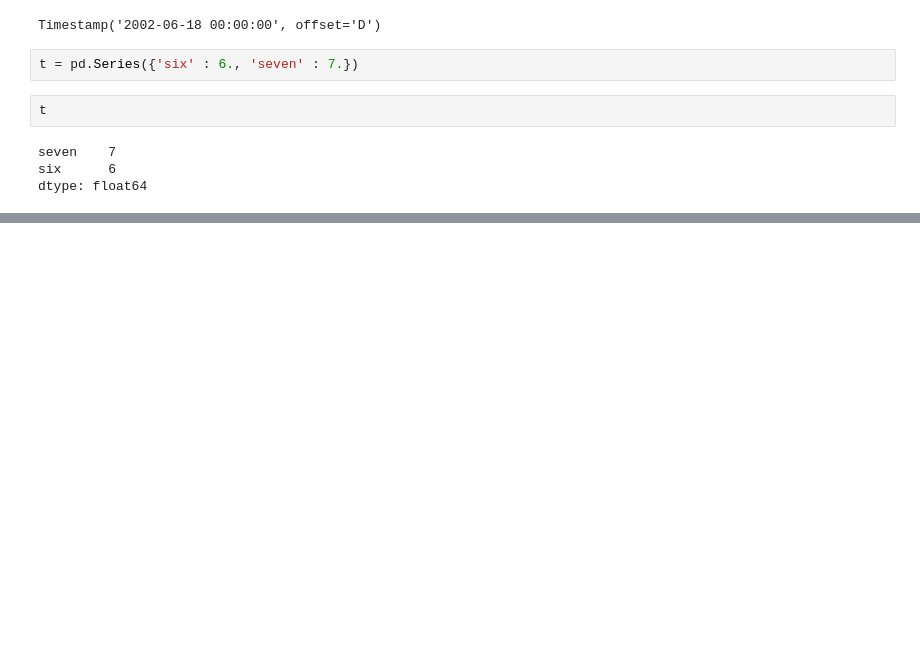
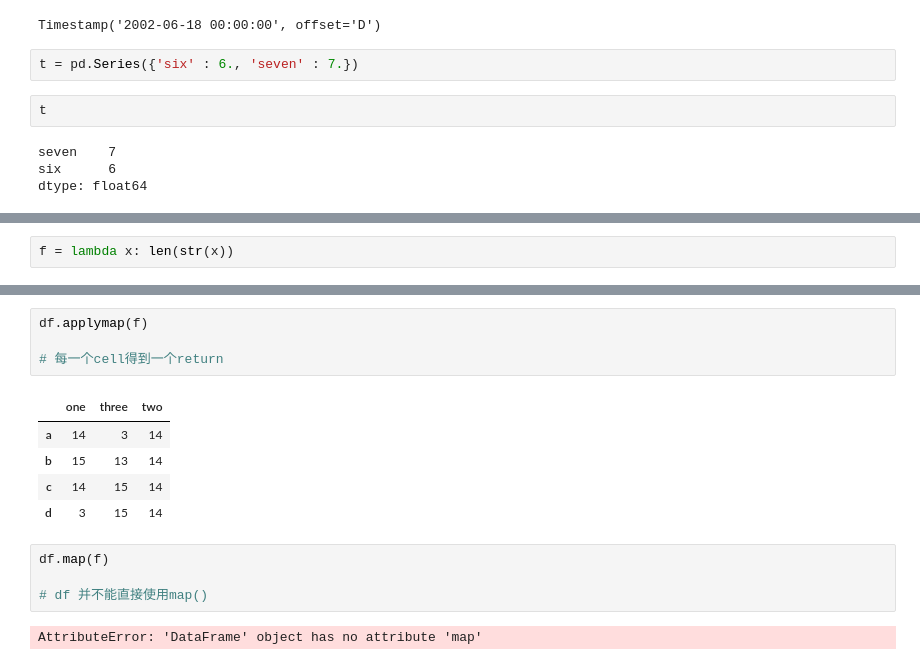
Before and after one commit to WenWeiKun-byte/PyData-Cookbook, a Jupyter notebook: Data Cleaning & Data Munging.ipynb, the cells around one changed output, grey strips where cells are left out. Saved outputs shown, nothing was run; the diff lists cells and outputs as text; blank space fills up the shorter version.

```diff
--- a/Data Cleaning & Data Munging.ipynb
+++ b/Data Cleaning & Data Munging.ipynb
@@ -576,0 +621,2 @@ dtype: float64
+# %%
+f = lambda x: len(str(x))
@@ -576,0 +640,16 @@ dtype: float64
+# %%
+df.applymap(f)
+
+# 每一个cell得到一个return
+# %% [output]
+|  | one | three | two |
+| a | 14 | 3 | 14 |
+| b | 15 | 13 | 14 |
+| c | 14 | 15 | 14 |
+| d | 3 | 15 | 14 |
+# %%
+df.map(f)
+
+# df 并不能直接使用map()
+# %% [output]
+AttributeError: 'DataFrame' object has no attribute 'map'
```
Also changed, not shown: parts of 9 cells of this notebook.
